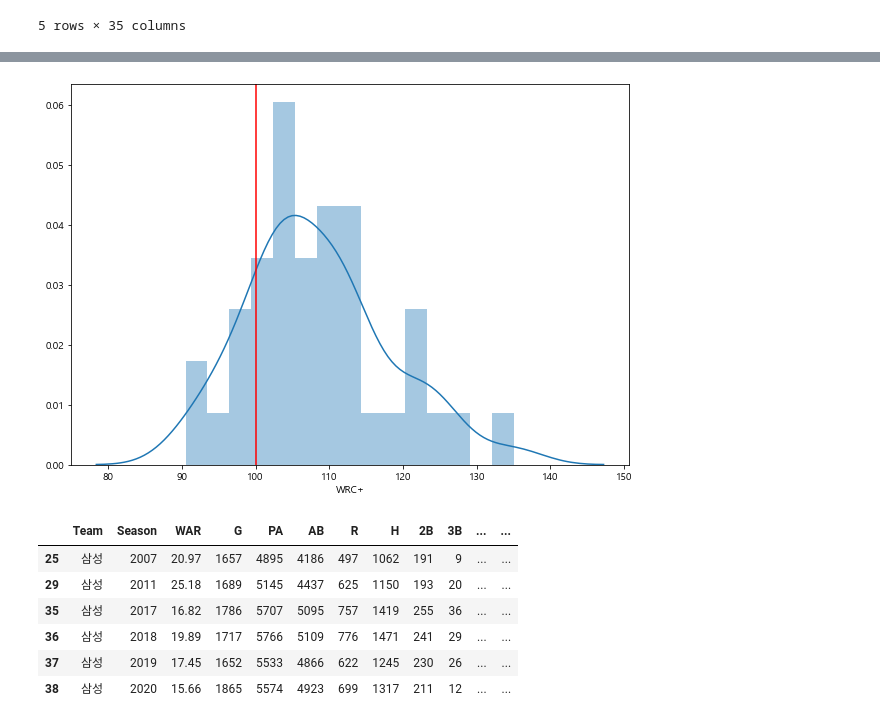
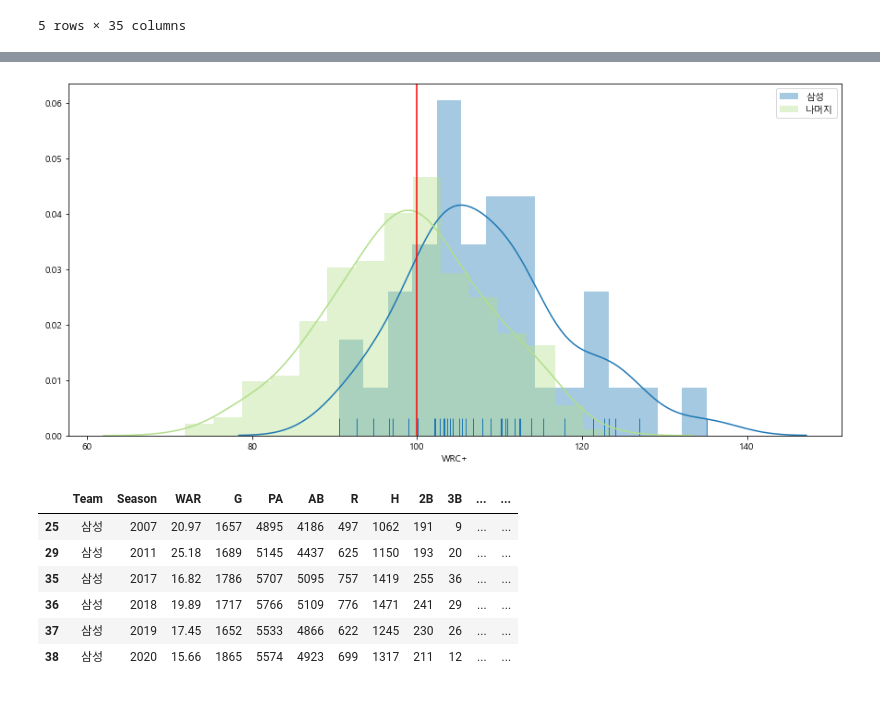
Before and after one commit to YeriNbow/KBO-Analysis, a Jupyter notebook: KBO Batter Analysis.ipynb, the cells around one changed output, grey strips where cells are left out. Drawn from its saved outputs; the diff is of its cells as text; code cells hidden in the pictures.

```diff
--- a/KBO Batter Analysis.ipynb
+++ b/KBO Batter Analysis.ipynb
@@ -12,11 +12,13 @@ from matplotlib import font_manager, rc
 font_name = font_manager.FontProperties(fname="c:/Windows/Fonts/malgun.ttf").get_name()
 rc('font', family=font_name)
 plt.rc('axes', unicode_minus=False)
+plt.rcParams['figure.figsize'] = (15, 7)
 # %%
 팀 상황 알아보기(삼성 라이온즈)
 # %%
 df = pd.read_excel(r'D:\IT\mywork\Project\KBO-Analysis\dataset\kbo_team2.xlsx', encoding='utf-8', index=False)
 samsung = df[df.Team == '삼성'].reset_index(drop=True)
+notsam = df[df.Team != '삼성'].reset_index(drop=True)
 samsung.head()
 # %% [output]
 |  | Team | Season | WAR | G | PA | AB | R | H | 2B | 3B | ... | ... |
@@ -29,10 +50,12 @@ samsung.head()
 # %%
-plt.figure(figsize=[10, 7])
-sns.distplot(samsung['WRC+'], bins=15)
+color = sns.color_palette('Paired', 9)
+sns.distplot(samsung['WRC+'], bins=15, rug=True, color=color[1], label='삼성')
+sns.distplot(notsam['WRC+'], bins=15, color=color[2], label='나머지')
 plt.axvline(x=100, color='r')
+plt.legend()
 plt.show()
 # %% [output]
-[figure, old version]
+[figure, new version]
 # %%
 under = samsung[samsung['WRC+']<100]
 under
```
Also changed, not shown: parts of 48 cells of this notebook.
